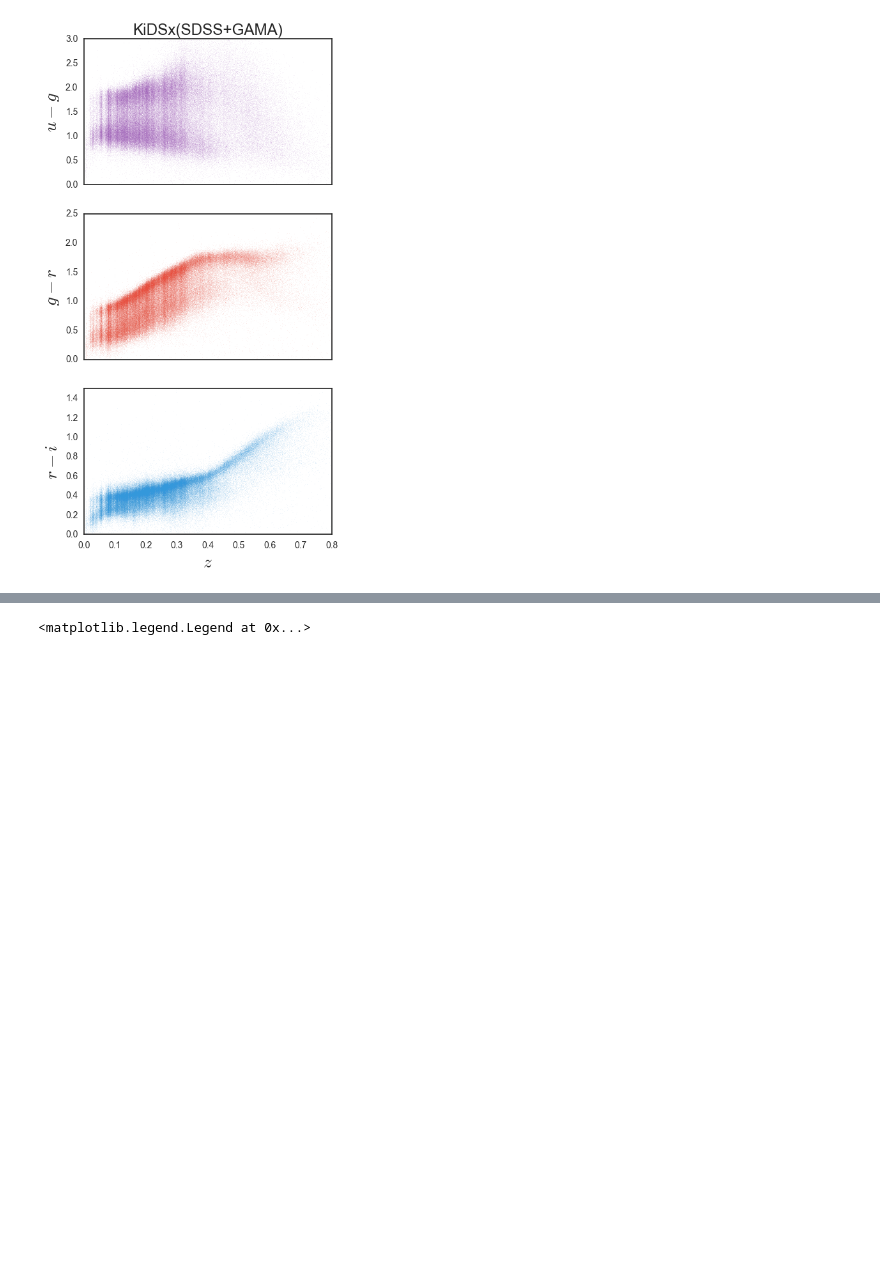
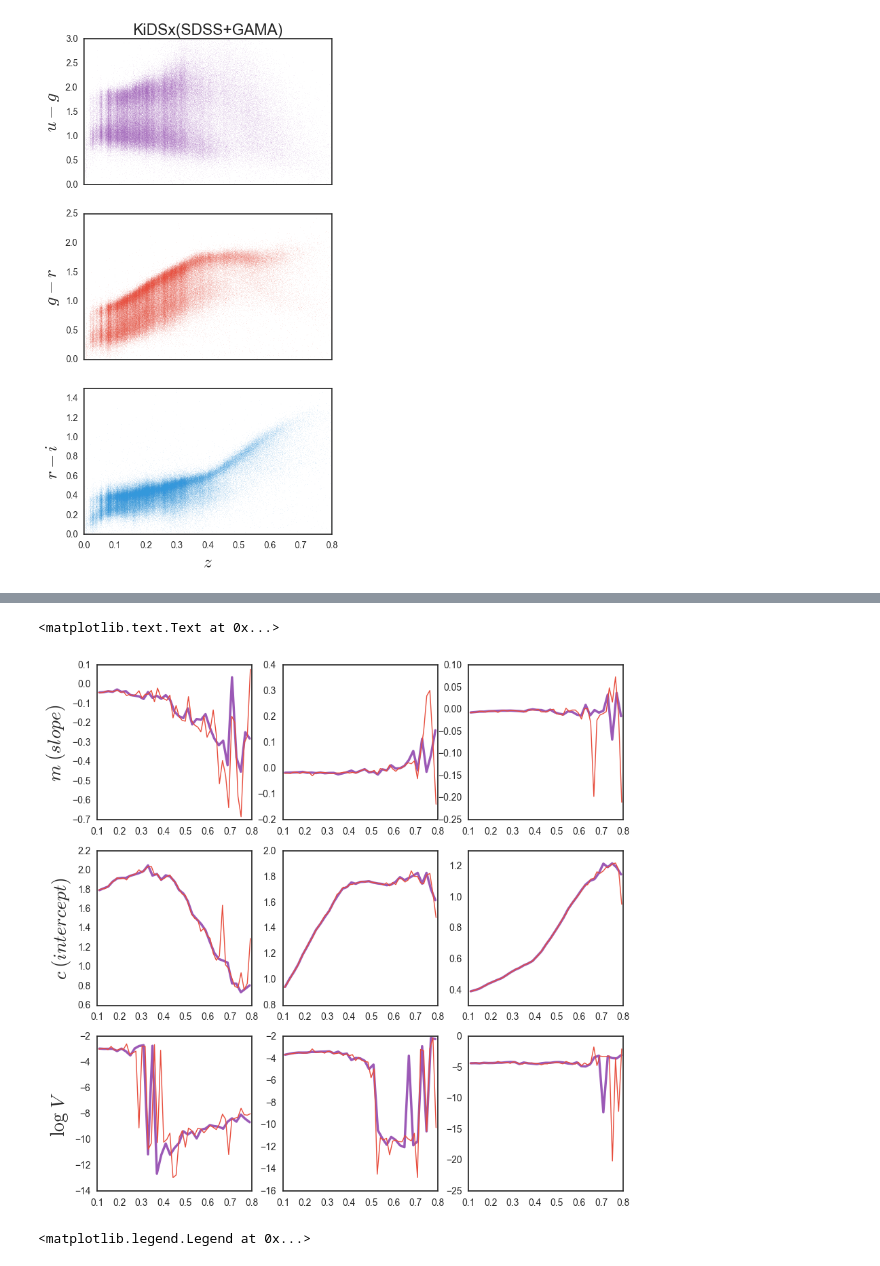
Before and after one commit to mjvakili/redsq, a Jupyter notebook: code/catalog_unifier.ipynb, the cells around one changed output, grey strips where cells are left out. Saved outputs shown, nothing was run; the diff lists cells and outputs as text; code cells hidden in the pictures; blank space fills up the shorter version.

```diff
--- a/code/catalog_unifier.ipynb
+++ b/code/catalog_unifier.ipynb
@@ -668,3 +667,24 @@ ax.plot(.5*(bins[1:]+bins[:-1]) , mref)
+# %%
+red_par = h5py.File("red_par.hdf5","r")["red"][:]
+bins = np.linspace(0.1, 0.8, 36)
+red_par = red_par.reshape(red_par.shape[0],3,3)
+fig , ax = plt.subplots(nrows=3,ncols=3 , figsize=(10,10))
+for i in range(3):
+    for j in range(3):
+        ax[i,j].plot(.5*(bins[1:]+bins[:-1]) , red_par[:,i,j])
+
+bins = np.linspace(0.1, 0.8, 51)
+red_par = h5py.File("red_par_hires.hdf5","r")["red"][:]
+red_par = red_par.reshape(red_par.shape[0],3,3)
+for i in range(3):
+    for j in range(3):
+        ax[i,j].plot(.5*(bins[1:]+bins[:-1]) , red_par[:,i,j] , lw = 1)
+ax[0,0].set_ylabel(r"$m \;(slope)$" , fontsize = 20)
+ax[1,0].set_ylabel(r"$c \;(intercept)$" , fontsize = 20)
+ax[2,0].set_ylabel(r"$\log \; V$" , fontsize = 20)
+# %% [output]
+<matplotlib.text.Text at 0x...>
+[figure, added]
 # %%
 z1 = h5py.File("red_cat.hdf5","r")["red"][:][:,0]
 z2 = h5py.File("red_cat_hires.hdf5","r")["red"][:][:,0]
```
Also changed, not shown: parts of 2 cells of this notebook, 1 other file.
